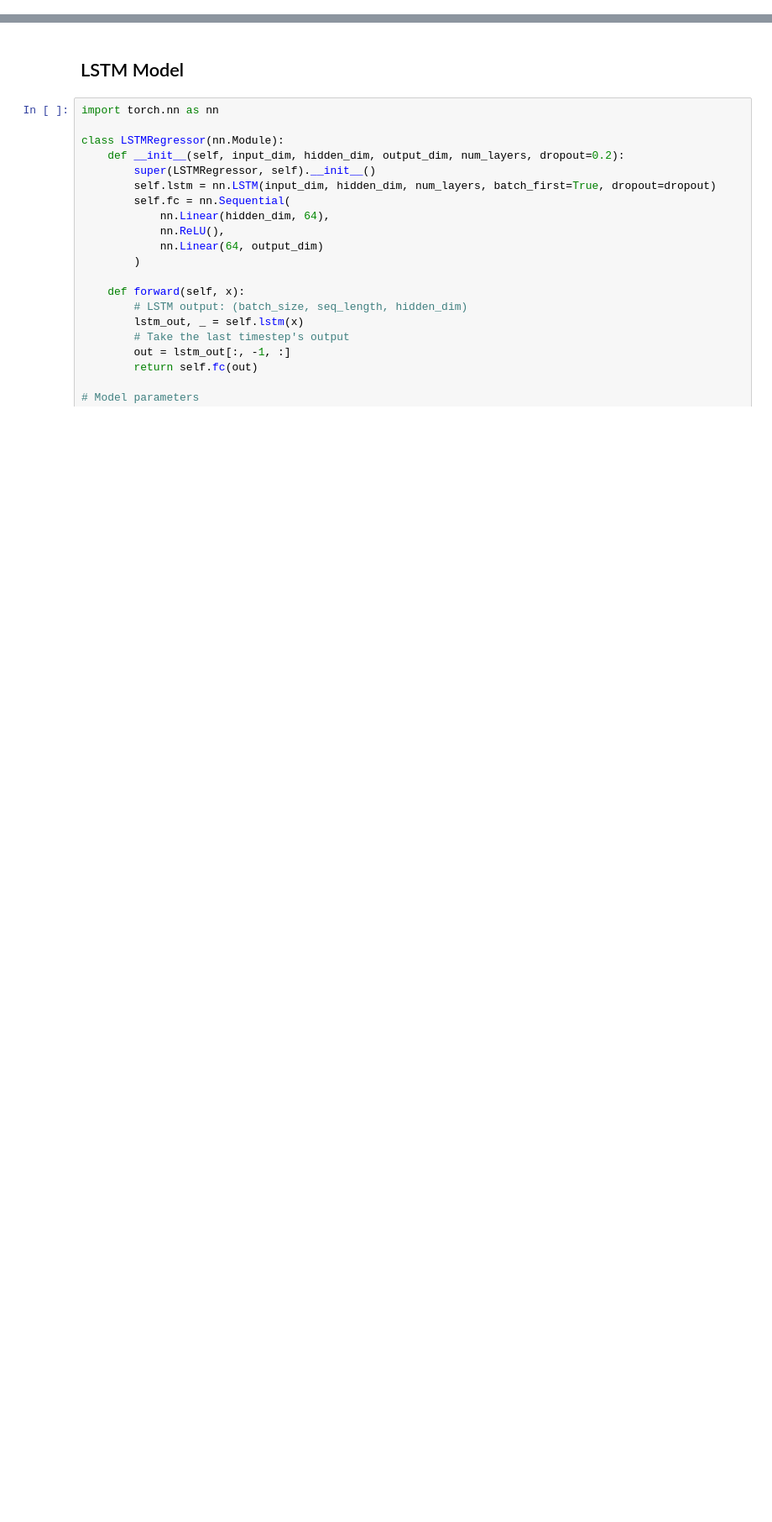
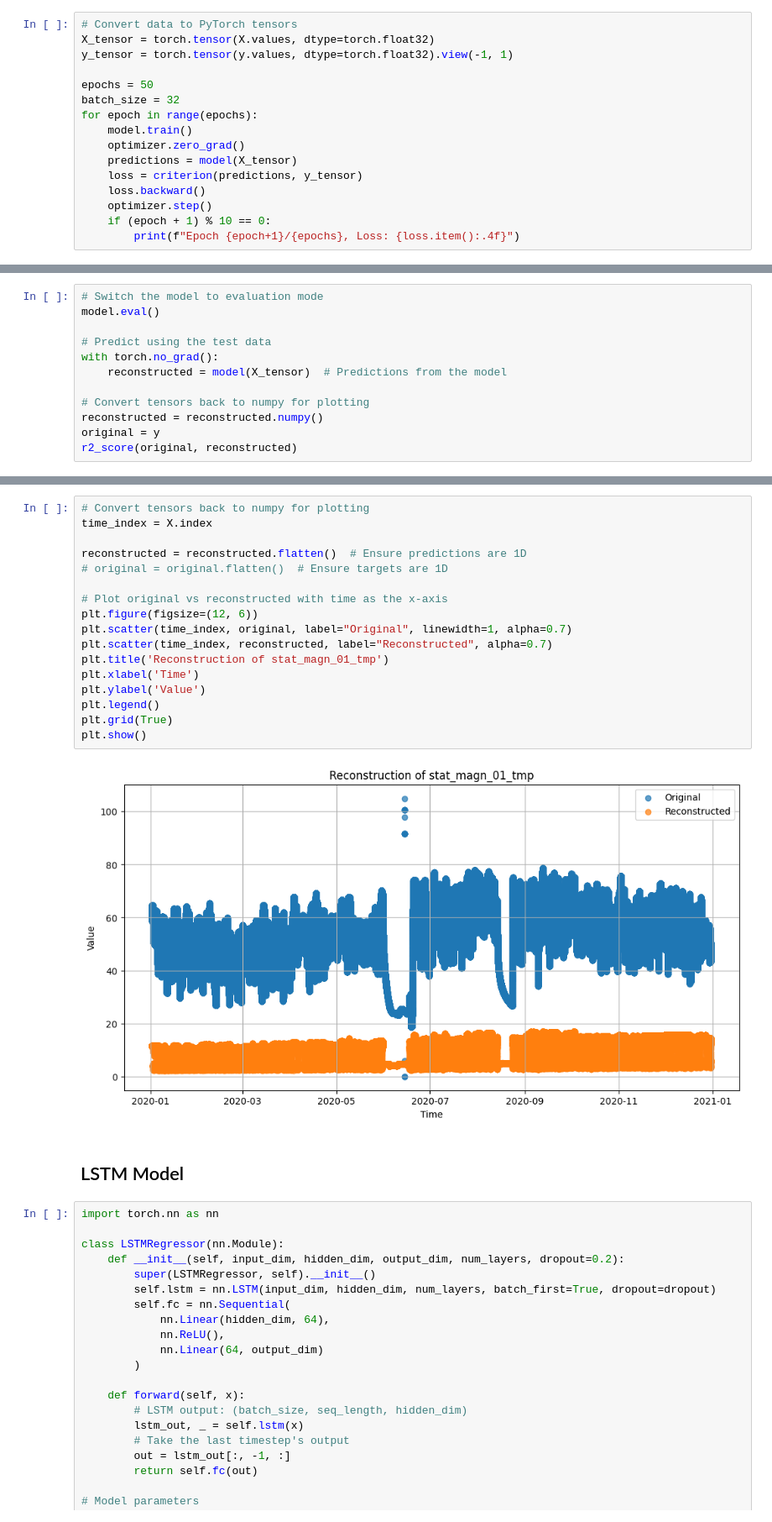
Before and after one commit to j0shcd/ml4pm-project, a Jupyter notebook: model_sensor_forecasting.ipynb, the cells around one changed output, grey strips where cells are left out. Shown: that part at 84% size. Drawn from its saved outputs; the diff is of its cells as text; blank space fills up the shorter version.

```diff
--- a/model_sensor_forecasting.ipynb
+++ b/model_sensor_forecasting.ipynb
@@ -125,0 +236,16 @@ plt.show()
+# %%
+# Convert data to PyTorch tensors
+X_tensor = torch.tensor(X.values, dtype=torch.float32)
+y_tensor = torch.tensor(y.values, dtype=torch.float32).view(-1, 1)
+
+epochs = 50
+batch_size = 32
+for epoch in range(epochs):
+    model.train()
+    optimizer.zero_grad()
+    predictions = model(X_tensor)
+    loss = criterion(predictions, y_tensor)
+    loss.backward()
+    optimizer.step()
+    if (epoch + 1) % 10 == 0:
+        print(f"Epoch {epoch+1}/{epochs}, Loss: {loss.item():.4f}")
@@ -125,0 +258,12 @@ plt.show()
+# %%
+# Switch the model to evaluation mode
+model.eval()
+
+# Predict using the test data
+with torch.no_grad():
+    reconstructed = model(X_tensor)  # Predictions from the model
+
+# Convert tensors back to numpy for plotting
+reconstructed = reconstructed.numpy()
+original = y
+r2_score(original, reconstructed)
@@ -126,3 +272,22 @@ plt.show()
+# %%
+# Convert tensors back to numpy for plotting
+time_index = X.index
+
+reconstructed = reconstructed.flatten()  # Ensure predictions are 1D
+# original = original.flatten()  # Ensure targets are 1D
+
+# Plot original vs reconstructed with time as the x-axis
+plt.figure(figsize=(12, 6))
+plt.scatter(time_index, original, label="Original", linewidth=1, alpha=0.7)
+plt.scatter(time_index, reconstructed, label="Reconstructed", alpha=0.7)
+plt.title('Reconstruction of stat_magn_01_tmp')
+plt.xlabel('Time')
+plt.ylabel('Value')
+plt.legend()
+plt.grid(True)
+plt.show()
+# %% [output]
+[figure, added]
 # %% [markdown]
 ## LSTM Model
 # %%
```
Also changed, not shown: parts of 24 cells of this notebook, 1 other file.
